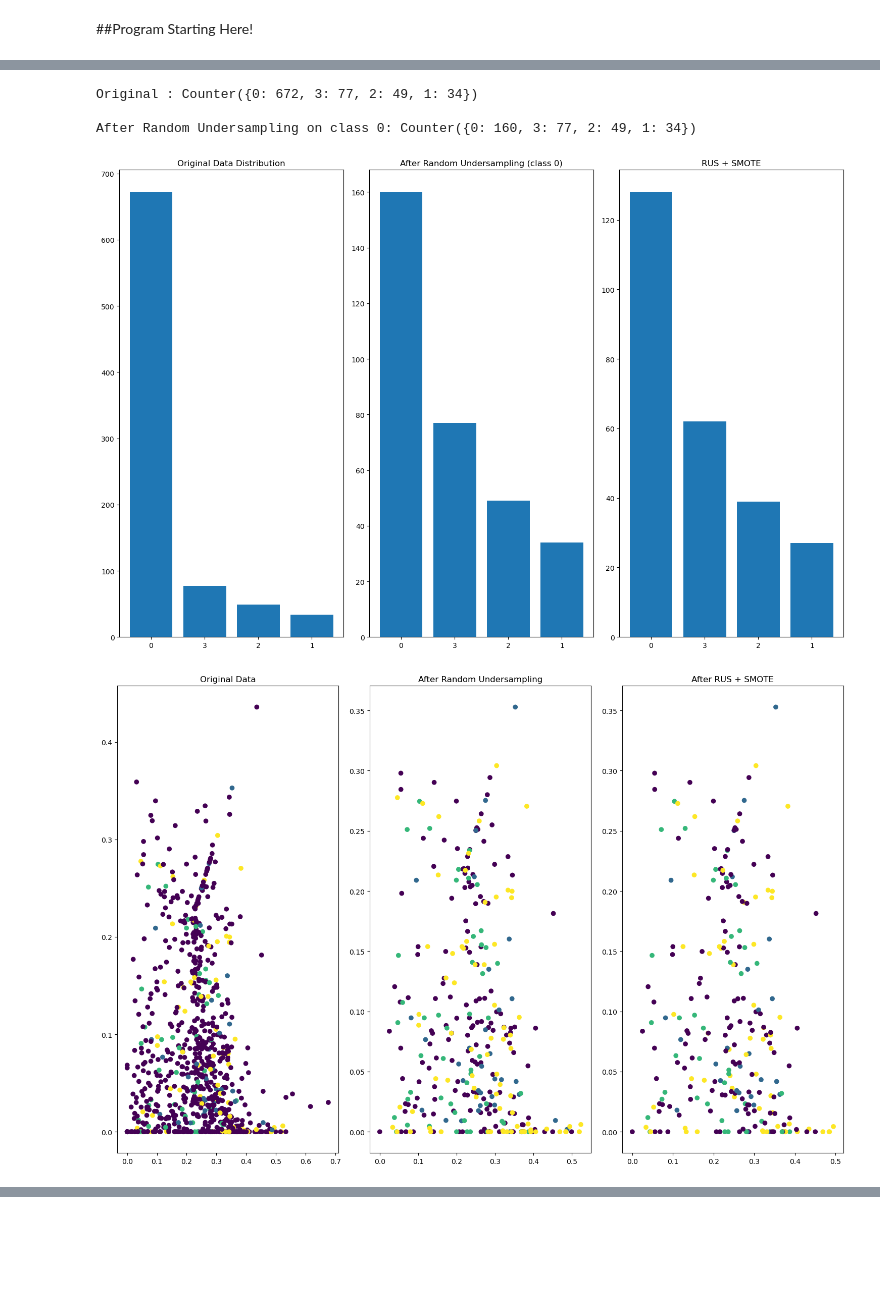
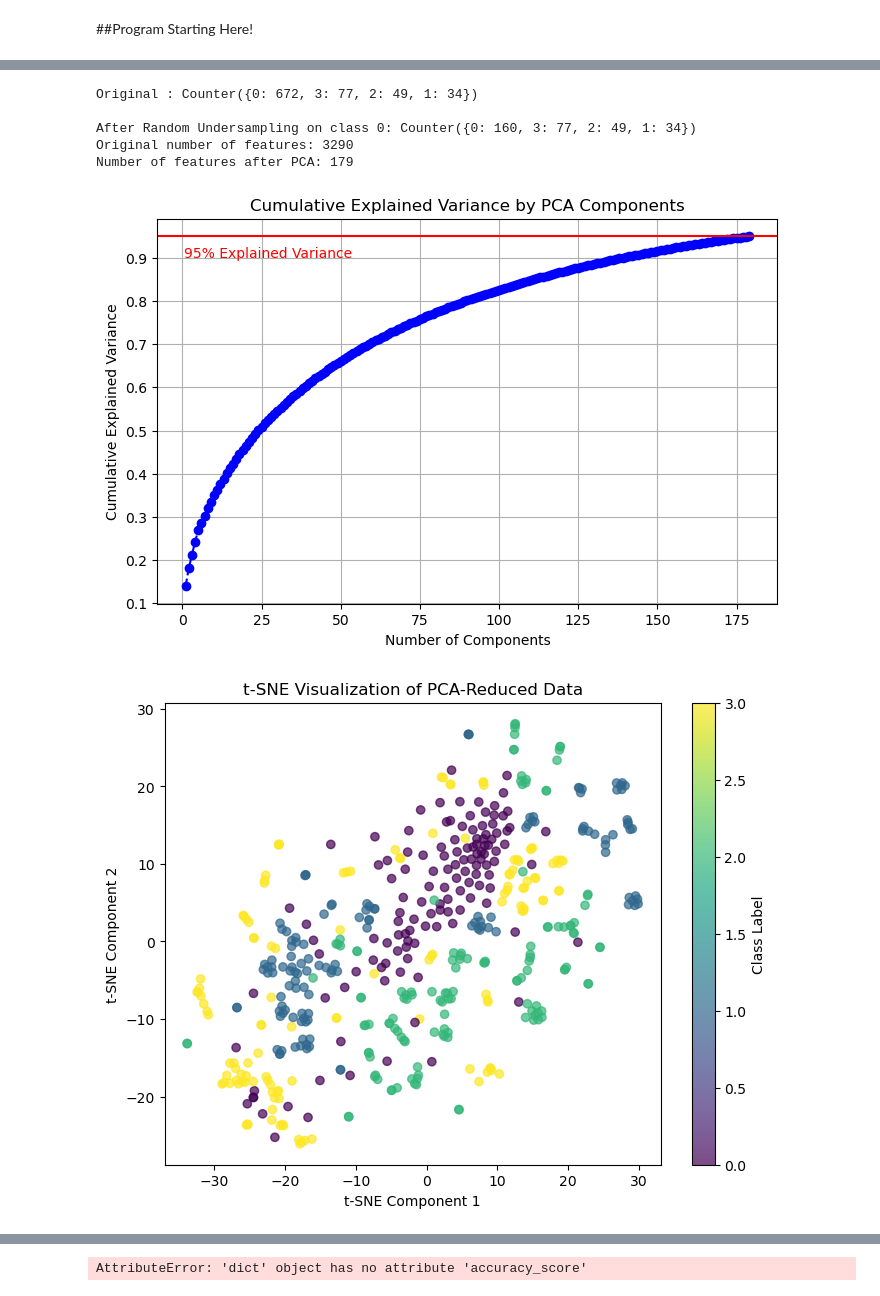
Before and after one commit to swapnilk0607/pml-project, a Jupyter notebook: notebooks/master/object-detection/src/model_creation.ipynb, the cells around one changed output, grey strips where cells are left out. Saved outputs shown, nothing was run; the diff lists cells and outputs as text; code cells hidden in the pictures; blank space fills up the shorter version.

Commit message:
add PCA , t-SNE and ROC curve

```diff
--- a/notebooks/master/object-detection/src/model_creation.ipynb
+++ b/notebooks/master/object-detection/src/model_creation.ipynb
@@ -96,6 +99,40 @@ else:
 oversample = SMOTE(random_state=42)
 X_smote, y_smote = oversample.fit_resample(trainX, trainy)
 
+#Apply MinMaxScaler
+scaler = MinMaxScaler()
+X_scaled = scaler.fit_transform(X_smote)
+
+#Perform PCA
+pca = PCA(n_components=0.95)  # retain 95% of variance
+X_pca = pca.fit_transform(X_scaled)
+print(f'Original number of features: {X_smote.shape[1]}')
+print(f'Number of features after PCA: {X_pca.shape[1]}')
+
+#calculate cumulative explained variance
+explained_variance = pca.explained_variance_ratio_
+cumulative_variance = np.cumsum(explained_variance)
+plt.figure(figsize=(8,5))
+plt.plot(range(1, len(cumulative_variance) + 1), cumulative_variance, marker='o', linestyle='--', color='b')
+plt.title('Cumulative Explained Variance by PCA Components')
+plt.xlabel('Number of Components')
+plt.ylabel('Cumulative Explained Variance')
+plt.grid()
+plt.axhline(y=0.95, color='r', linestyle='-')
+plt.text(0.5, 0.90, '95% Explained Variance', color = 'red', fontsize=10)
+plt.show()
+
+#Apply t-sne on pca reduced data
+tsne = TSNE(n_components=2, random_state=42, init='pca',perplexity=30, n_iter=1000)
+X_tsne = tsne.fit_transform(X_pca)
+plt.figure(figsize=(8, 6))
+scatter = plt.scatter(X_tsne[:, 0], X_tsne[:, 1], c=y_smote, cmap='viridis', alpha=0.7)
+plt.colorbar(scatter, label='Class Label')
+plt.title('t-SNE Visualization of PCA-Reduced Data')
+plt.xlabel('t-SNE Component 1')
+plt.ylabel('t-SNE Component 2')
+plt.show()
+
 ### Plotting - Class distribution
 fig, ax = plt.subplots(1, 3, figsize=(15, 10))
 ax[0].bar(y.value_counts().index.astype(str), y.value_counts().values)
@@ -103,7 +140,7 @@ ax[0].set_title("Original Data Distribution")
 ax[1].bar(y_us.value_counts().index.astype(str), y_us.value_counts().values)
 ax[1].set_title("After Random Undersampling (class 0)")
 ax[2].bar(trainy.value_counts().index.astype(str), trainy.value_counts().values)
-ax[2].set_title("RUS + SMOTE")
+ax[2].set_title("After Random Undersampling + SMOTE")
 plt.tight_layout()
 plt.show()
 
@@ -114,36 +151,62 @@ ax[0].set_title("Original Data")
 ax[1].scatter(X_us.iloc[:, 0], X_us.iloc[:, 2], c = y_us)
 ax[1].set_title("After Random Undersampling")
 ax[2].scatter(trainX.iloc[:, 0], trainX.iloc[:, 2], c = trainy)
-ax[2].set_title("After RUS + SMOTE")
+ax[2].set_title("After Random Undersampling + SMOTE")
 plt.tight_layout()
 plt.show()
 
+train_pca_X, test_pca_X, train_pca_y, test_pca_y = trainAndTestSplitData(X_pca, y_smote)
 
 all_model_reports_list = []
 for model_name, model in algorithms.items():
 
     acc_orig, prec_orig, recall_orig, f1_orig, report_orig = execute_model(trainX, testX, trainy, testy, model)
-    acc_smote, prec_smote, recall_smote, f1_smote, report_smote = execute_model(X_smote, testX, y_smote, testy, model)
+    acc_smote, prec_smote, recall_smote, f1_smote, report_smote = execute_model(train_pca_X, test_pca_X, train_pca_y, test_pca_y, model)
     df_result = pd.DataFrame({
         'Accuracy': [acc_orig, acc_smote ],
         'Precision': [prec_orig, prec_smote],
         'Recall': [recall_orig, recall_smote],
         'F1_score': [f1_orig, f1_smote]
     })
 
     df_result.index = ['Original Data', 'RUS + SMOTE']
 
     # Store classification reports for later use
     # Append the reports for the current model to our list
     all_model_reports_list.append({
         'Model': model_name,
         'Original Data': report_orig,
         'RUS + SMOTE': report_smote
     })
+
+    from sklearn.metrics import roc_curve, auc
+
+    y_proba = model.predict_proba(test_pca_X)
+    fpr = dict()
+    tpr = dict()
+    roc_auc = dict()
+    n_classes = len(np.unique(test_pca_y))
+    for i in range(n_classes):
+        fpr[i], tpr[i], _ = roc_curve(test_pca_y == i, y_proba[:, i])
+        roc_auc[i] = auc(fpr[i], tpr[i])
+
+    plt.figure()
+    for i in range(n_classes):
+        plt.plot(fpr[i], tpr[i], label=f'Class {i} (AUC = {roc_auc[i]:.2f})')
+    plt.plot([0, 1], [0, 1], 'k--')
+    plt.xlim([0.0, 1.0])
+    plt.ylim([0.0, 1.05])
+    plt.xlabel('False Positive Rate')
+    plt.ylabel('True Positive Rate')
+    plt.title(f'ROC Curve for {model_name}')
+    plt.legend(loc='lower right')
+    plt.show()
 # %% [output]
 [figure]
 Original : Counter({0: 672, 3: 77, 2: 49, 1: 34})
 
 After Random Undersampling on class 0: Counter({0: 160, 3: 77, 2: 49, 1: 34})
+Original number of features: 3290
+Number of features after PCA: 179
-[figure, old version]
+[figure, new version]
-[figure, old version]
+[figure, new version]
@@ -149,0 +215 @@ After Random Undersampling on class 0: Counter({0: 160, 3: 77, 2: 49, 1: 34})
+AttributeError: 'dict' object has no attribute 'accuracy_score'
```
Also changed, not shown: parts of 4 cells of this notebook.
